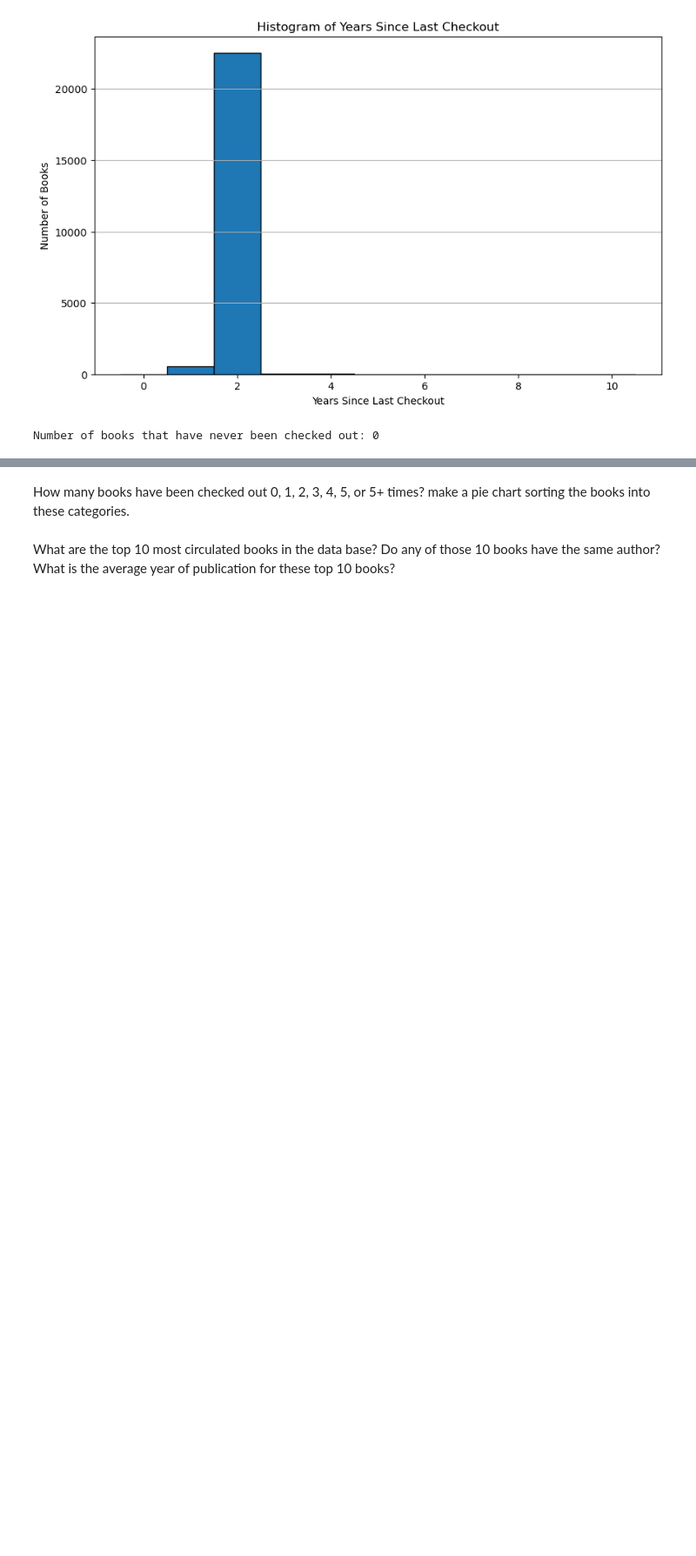
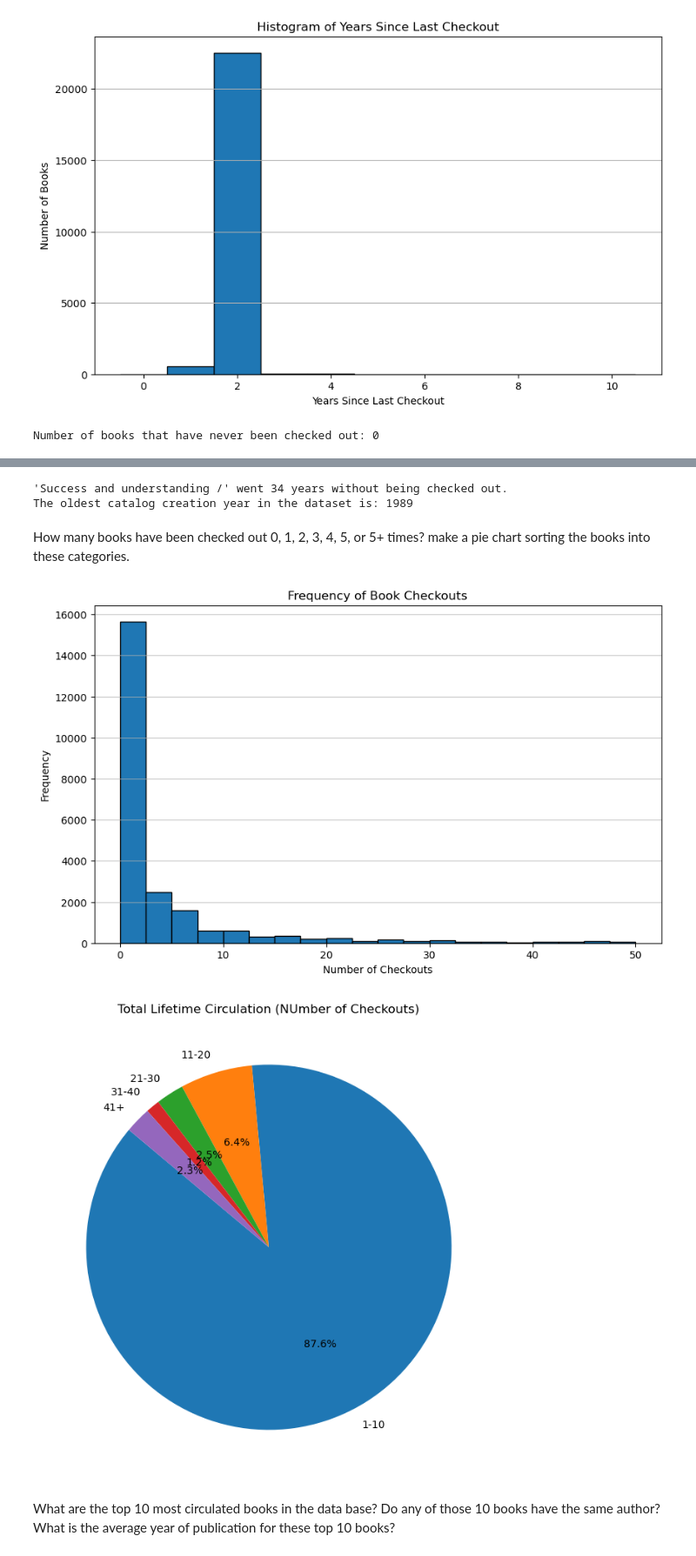
Before and after one commit to KelliMichaelsPPWV/kellimichaels, a Jupyter notebook: Final/Education.ipynb, the cells around one changed output, grey strips where cells are left out. Shown: that part at 87% size. Cells and saved outputs as stored; diff of their text form; code cells hidden in the pictures; blank space fills up the shorter version.

```diff
--- a/Final/Education.ipynb
+++ b/Final/Education.ipynb
@@ -74,9 +76,62 @@ What percentage of the collection has ciruclated in the last 1, 5, 10, and 20 ye
 # %%
-#code here
+# Make numeric and find differences
+data['Item Last Activity Year'] = pd.to_numeric(data['Item Last Activity Year'], errors='coerce')
+data['Catalog Created Year'] = pd.to_numeric(data['Catalog Created Year'], errors='coerce')
+data['Years Without Checkout'] = data['Item Last Activity Year'] - data['Catalog Created Year']
+# Find the largest gap
+longest_gap = data['Years Without Checkout'].max()
+longest_gap_book = data[data['Years Without Checkout'] == longest_gap]
+# Get Book
+title = longest_gap_book.iloc[0]['Catalog Title']
+gap_years = int(longest_gap)
+print(f"'{title}' went {gap_years} years without being checked out.")
+
+
+##I'm going to check that this is valid by verifying the catalog does go back at least 34 years
+data['Catalog Created Year'] = pd.to_numeric(data['Catalog Created Year'], errors='coerce')
+oldest_creation_year = data['Catalog Created Year'].min()
+print(f"The oldest catalog creation year in the dataset is: {oldest_creation_year}")
+
+#1989 was 34 years ago, so a book was checked out this year that had been there since 1989, so all checks out!
+# %% [output]
+'Success and understanding /' went 34 years without being checked out.
+The oldest catalog creation year in the dataset is: 1989
 # %% [markdown]
 How many books have been checked out 0, 1, 2, 3, 4, 5, or 5+ times? make a pie chart sorting the books into these categories.
 # %%
-#code here
+#so first I actually decided to put this in a histogram for easier reading. this shows that a lot of books are checked out pretty often!
+#here's the code for that
+
+data['Total Lifetime Circulation'] = pd.to_numeric(data['Total Lifetime Circulation'], errors='coerce').fillna(0)
+
+plt.figure(figsize=(10, 6))
+plt.hist(data['Total Lifetime Circulation'], range=(0, 50),bins=20, edgecolor='black')  # Adjust bins for granularity
+plt.title('Frequency of Book Checkouts')
+plt.xlabel('Number of Checkouts')
+plt.ylabel('Frequency')
+plt.grid(axis='y', alpha=0.75)
+
+plt.show()
+
+#Next I want to do the same data but in a pie chart.
+#It seems like better bins for our pie chart would be 0-10, 11-20, 21-30, 31-40, and 40+
+
+# Define bins and labels
+bins = [0, 10, 20, 30, 40, float('inf')]
+labels = ['1-10', '11-20', '21-30', '31-40', '41+'] ##We can label the section 1-10 since we already showed there are no books with value 0, communicates slightly clearer
+
+# Categorize data into bins
+data['Circulation Range'] = pd.cut(data['Total Lifetime Circulation'], bins=bins, labels=labels, right=False)
+bin_counts = data['Circulation Range'].value_counts(sort=False)
+
+# Plot pie with bins
+plt.figure(figsize=(8, 8))
+plt.pie(bin_counts, labels=bin_counts.index, autopct='%1.1f%%', startangle=140)
+plt.title('Total Lifetime Circulation (NUmber of Checkouts)')
+plt.show()
+# %% [output]
+[figure, added]
+[figure, added]
 # %% [markdown]
 What are the top 10 most circulated books in the data base? Do any of those 10 books have the same author? What is the average year of publication for these top 10 books?
 # %%
```
Also changed, not shown: parts of 3 cells of this notebook.
